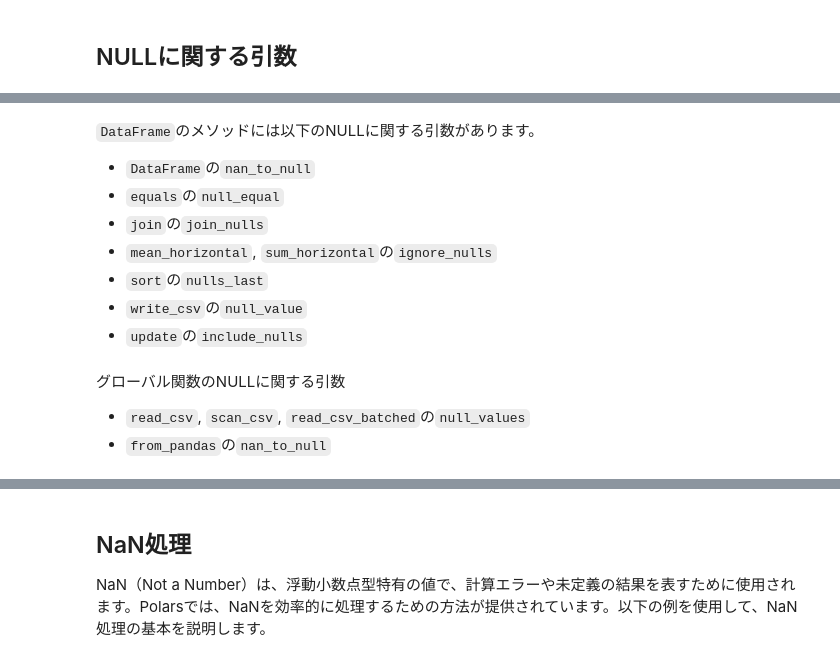
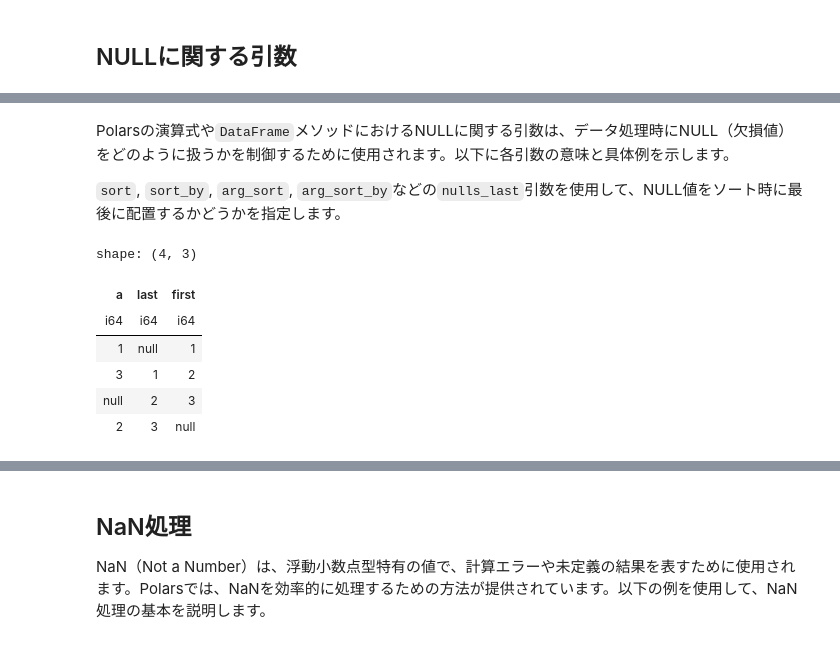
Before and after one commit to ruoyu0088/polars_guide, a Jupyter notebook: polars_guide/045_polars_null.ipynb, the cells around one changed output, grey strips where cells are left out. Cells and saved outputs as stored; diff of their text form; code cells hidden in the pictures.

Commit message:
fix polars_exprs, finish null arguments

```diff
--- a/polars_guide/045_polars_null.ipynb
+++ b/polars_guide/045_polars_null.ipynb
@@ -120,15 +113,22 @@ row(df, df_forward, df_backward, df_mean, df_limit)
-# %% [markdown]
-`DataFrame`のメソッドには以下のNULLに関する引数があります。
-
-* `DataFrame`の`nan_to_null`
-* `equals`の`null_equal`
-* `join`の`join_nulls`
-* `mean_horizontal`, `sum_horizontal`の`ignore_nulls`
-* `sort`の`nulls_last`
-* `write_csv`の`null_value`
-* `update`の`include_nulls`
-# %% [markdown]
-グローバル関数のNULLに関する引数
-
-* `read_csv`, `scan_csv`, `read_csv_batched`の`null_values`
-* `from_pandas`の`nan_to_null`
+# %% [markdown]
+Polarsの演算式や`DataFrame`メソッドにおけるNULLに関する引数は、データ処理時にNULL（欠損値）をどのように扱うかを制御するために使用されます。以下に各引数の意味と具体例を示します。
+
+`sort`, `sort_by`, `arg_sort`, `arg_sort_by`などの`nulls_last`引数を使用して、NULL値をソート時に最後に配置するかどうかを指定します。
+# %%
+df = pl.DataFrame({
+  "a": [1, 3, None, 2]
+})
+
+df1 = df.with_columns(
+    last=pl.col('a').sort(nulls_last=False),
+    first=pl.col('a').sort(nulls_last=True)
+)
+df1
+# %% [output]
+shape: (4, 3)
+| a | last | first |
+| i64 | i64 | i64 |
+| 1 | null | 1 |
+| 3 | 1 | 2 |
+| null | 2 | 3 |
+| 2 | 3 | null |
```
Also changed, not shown: parts of 23 cells of this notebook, 3 other files.
